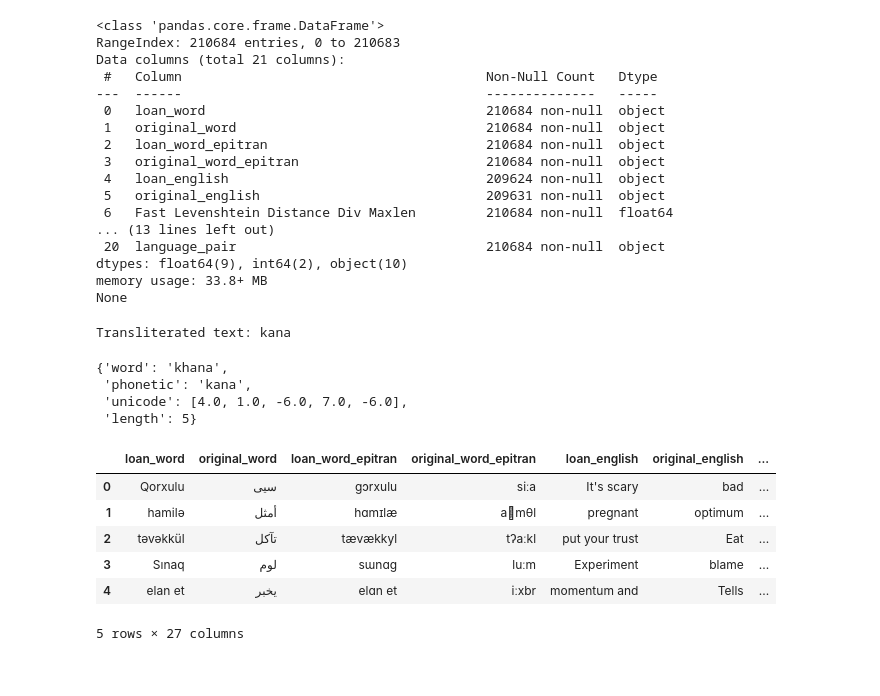
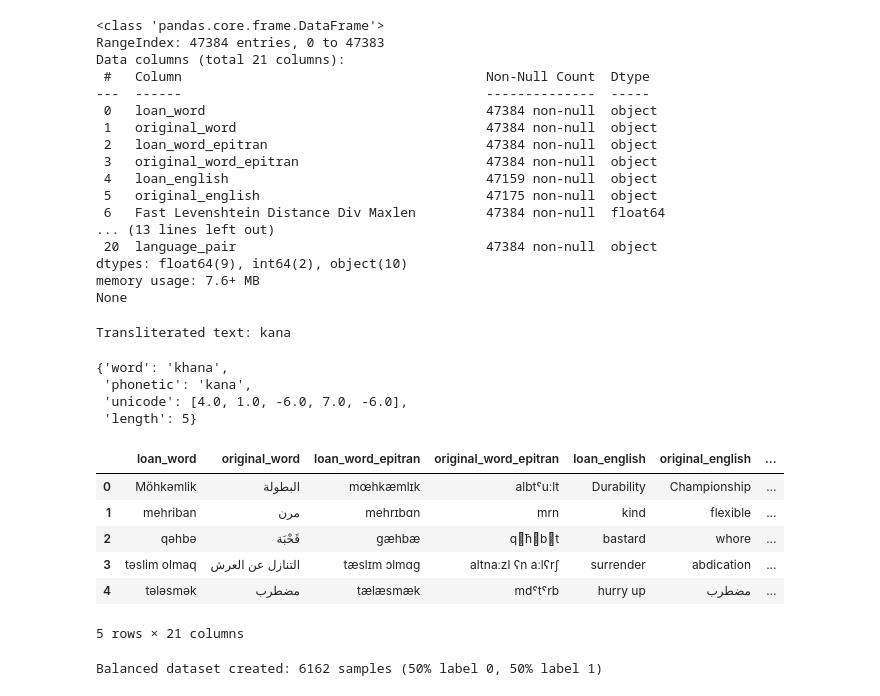
Before and after one commit to rahul1416/False-LoanWord-Classifier, a Jupyter notebook: training-classifier.ipynb, the cells around one changed output. Drawn from its saved outputs; the diff is of its cells as text; code cells hidden in the pictures.

```diff
--- a/training-classifier.ipynb
+++ b/training-classifier.ipynb
@@ -35,7 +56,7 @@ language_pairs = [
 ]
 
 def read_language(lang1, lang2):
-    file_path = f"data/production_train_test/{lang1}-{lang2}/alldata/{lang1}-{lang2}-train_production_alldata.csv"
+    file_path = f"/kaggle/input/dataset/Datasets/production_train_test/{lang1}-{lang2}/balanced/{lang1}-{lang2}-train_production_balanced.csv"
 
     if os.path.exists(file_path):  # Check if file exists
         df = pd.read_csv(file_path)
@@ -54,21 +75,21 @@ print(final_df.info())
 final_df.to_csv("all_languages_combined.csv", index=False)
 # %% [output]
 <class 'pandas.core.frame.DataFrame'>
-RangeIndex: 210684 entries, 0 to 210683
+RangeIndex: 47384 entries, 0 to 47383
 Data columns (total 21 columns):
- #   Column                                       Non-Null Count   Dtype
----  ------                                       --------------   -----
- 0   loan_word                                    210684 non-null  object
- 1   original_word                                210684 non-null  object
- 2   loan_word_epitran                            210684 non-null  object
- 3   original_word_epitran                        210684 non-null  object
- 4   loan_english                                 209624 non-null  object
- 5   original_english                             209631 non-null  object
- 6   Fast Levenshtein Distance Div Maxlen         210684 non-null  float64
+ #   Column                                       Non-Null Count  Dtype
+---  ------                                       --------------  -----
+ 0   loan_word                                    47384 non-null  object
+ 1   original_word                                47384 non-null  object
+ 2   loan_word_epitran                            47384 non-null  object
+ 3   original_word_epitran                        47384 non-null  object
+ 4   loan_english                                 47159 non-null  object
+ 5   original_english                             47175 non-null  object
+ 6   Fast Levenshtein Distance Div Maxlen         47384 non-null  float64
 ... (13 lines left out)
- 20  language_pair                                210684 non-null  object
+ 20  language_pair                                47384 non-null  object
 dtypes: float64(9), int64(2), object(10)
-memory usage: 33.8+ MB
+memory usage: 7.6+ MB
 None
 # %%
 # need to install - sudo apt-get install flite
@@ -102,4 +123,14 @@ Transliterated text: kana
  'phonetic': 'kana',
  'unicode': [4.0, 1.0, -6.0, 7.0, -6.0],
  'length': 5}
+# %%
+final_df.head()
+# %% [output]
+|  | loan_word | original_word | loan_word_epitran | original_word_epitran | loan_english | original_english | ... |
+| 0 | Möhkəmlik | البطولة | mœhkæmlɪk | albtˤuːlt | Durability | Championship | ... |
+| 1 | mehriban | مرن | mehrɪbɑn | mrn | kind | flexible | ... |
+| 2 | qəhbə | قَحْبَة | ɡæhbæ | qَħْbَt | bastard | whore | ... |
+| 3 | təslim olmaq | التنازل عن العرش | tæslɪm ɔlmɑɡ | altnaːzl ʕn aːlʕrʃ | surrender | abdication | ... |
+| 4 | tələsmək | مضطرب | tælæsmæk | mdˤtˤrb | hurry up | مضطرب | ... |
+5 rows × 21 columns
 # %%
@@ -163,13 +202,7 @@ df['unicode_padded'] = df['unicode'].apply(lambda x: pad_sequence(x, max_unicode
-# %%
-df.head()
-# %% [output]
-|  | loan_word | original_word | loan_word_epitran | original_word_epitran | loan_english | original_english | ... |
-| 0 | Qorxulu | سيى | ɡɔrxulu | siːa | It's scary | bad | ... |
-| 1 | hamilə | أمثل | hɑmɪlæ | aٔmθl | pregnant | optimum | ... |
-| 2 | təvəkkül | تآكل | tævækkyl | tʔaːkl | put your trust | Eat | ... |
-| 3 | Sınaq | لوم | sɯnɑɡ | luːm | Experiment | blame | ... |
-| 4 | elan et | يخبر | elɑn et | iːxbr | momentum and | Tells | ... |
-5 rows × 27 columns
+# %%
+print(f"Balanced dataset created: {len(balanced_df)} samples (50% label 0, 50% label 1)")
+# %% [output]
+Balanced dataset created: 6162 samples (50% label 0, 50% label 1)
 # %%
 class LoanWordDataset(Dataset):
     def __init__(self, loan_words, phonetic_seqs, unicode_features, other_features, labels, tokenizer, max_len=128):
```
Also changed, not shown: parts of 7 cells of this notebook, 3 other files.
